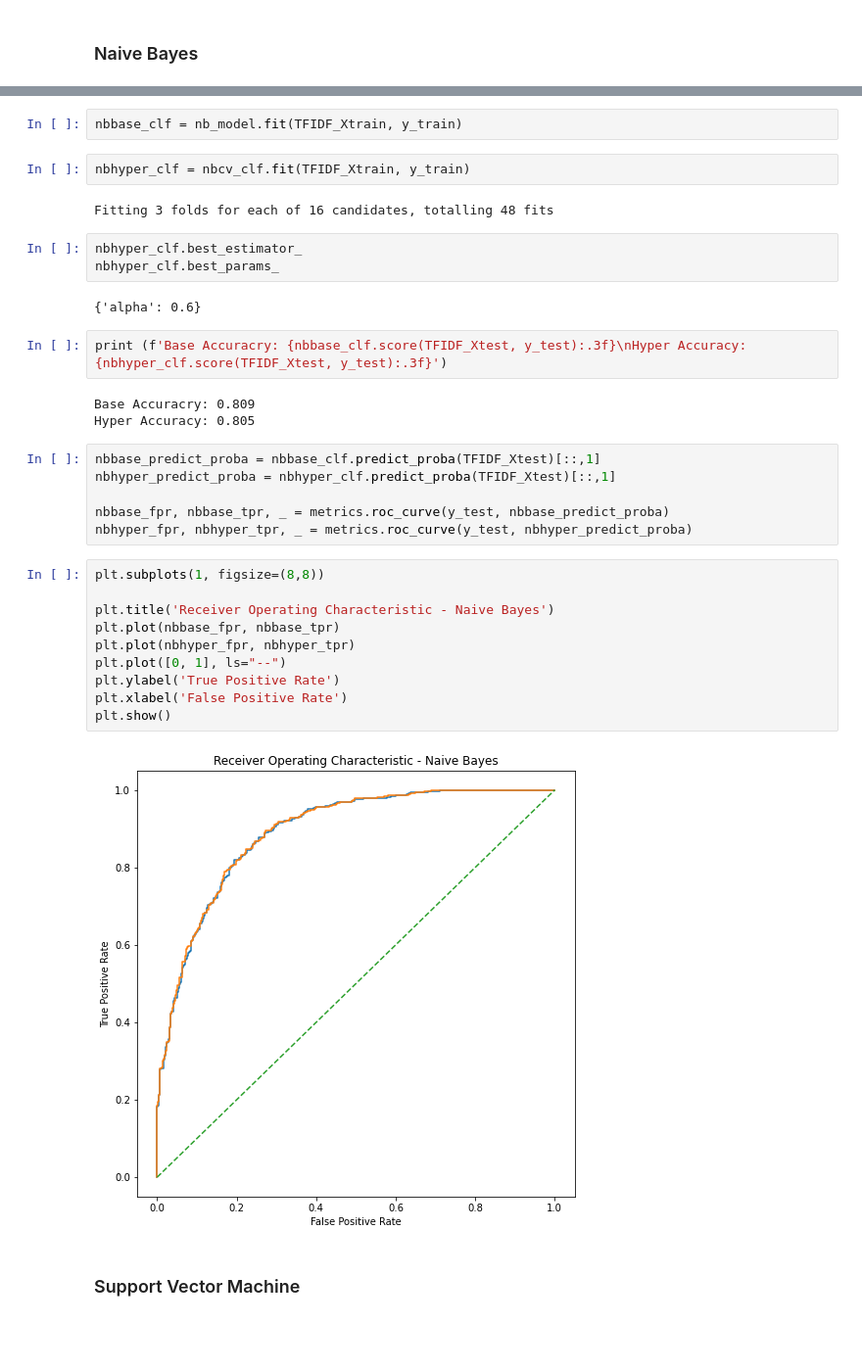
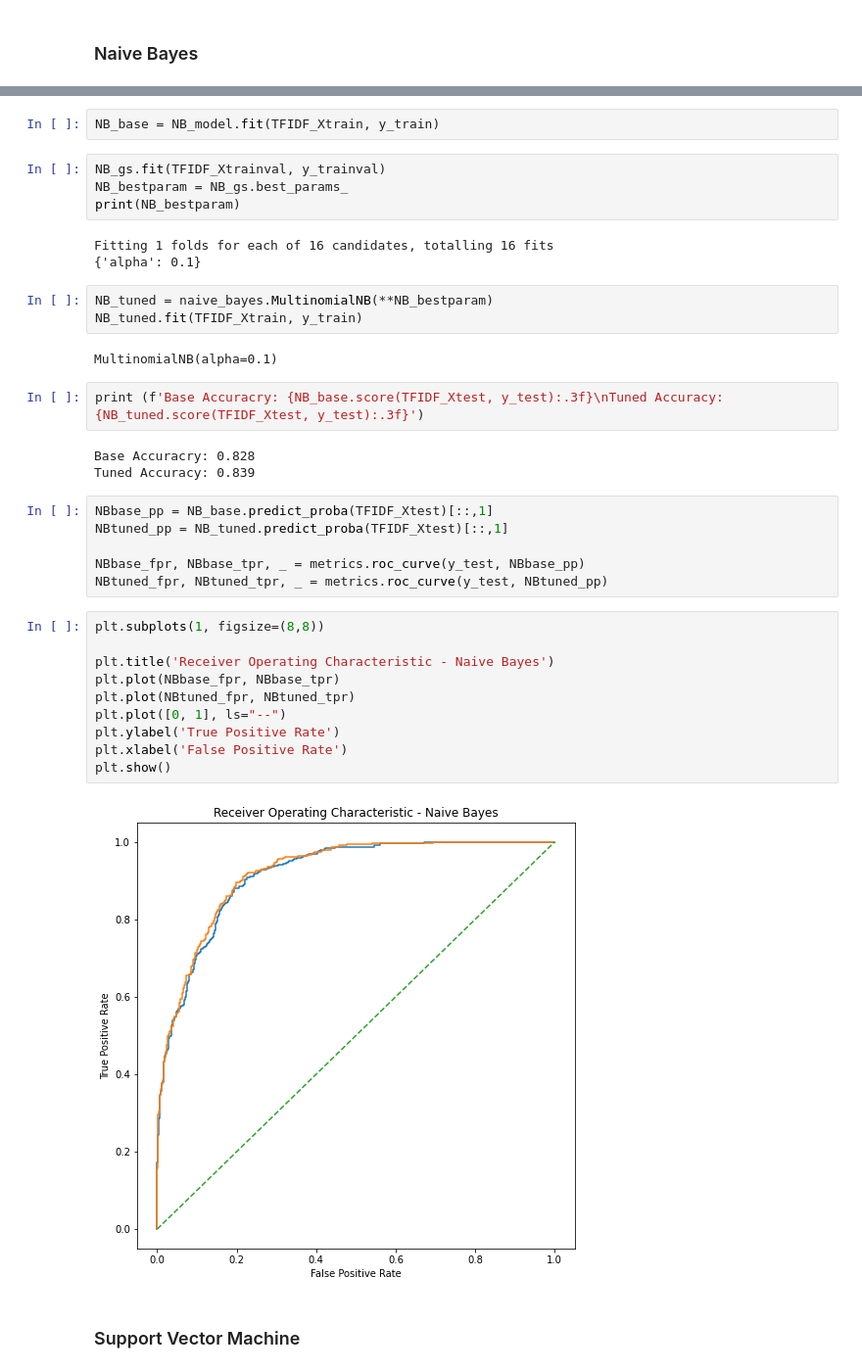
Before and after one commit to Numinator/ds, a Jupyter notebook: final/final.ipynb, the cells around one changed output, grey strips where cells are left out. Shown at 98% size. Drawn from its saved outputs; the diff is of its cells as text; blank space fills up the shorter version.

```diff
--- a/final/final.ipynb
+++ b/final/final.ipynb
@@ -415,37 +429,40 @@ nbcv_clf = GridSearchCV(nb_model, param_grid = nb_param, cv=3, verbose = 5, n_jo
 # %%
-nbbase_clf = nb_model.fit(TFIDF_Xtrain, y_train)
+NB_base = NB_model.fit(TFIDF_Xtrain, y_train)
+# %%
+NB_gs.fit(TFIDF_Xtrainval, y_trainval)
+NB_bestparam = NB_gs.best_params_
+print(NB_bestparam)
+# %% [output]
+Fitting 1 folds for each of 16 candidates, totalling 16 fits
+{'alpha': 0.1}
 # %%
-nbhyper_clf = nbcv_clf.fit(TFIDF_Xtrain, y_train)
+NB_tuned = naive_bayes.MultinomialNB(**NB_bestparam)
+NB_tuned.fit(TFIDF_Xtrain, y_train)
 # %% [output]
-Fitting 3 folds for each of 16 candidates, totalling 48 fits
+MultinomialNB(alpha=0.1)
-# %%
-nbhyper_clf.best_estimator_
-nbhyper_clf.best_params_
-# %% [output]
-{'alpha': 0.6}
 # %%
-print (f'Base Accuracry: {nbbase_clf.score(TFIDF_Xtest, y_test):.3f}\nHyper Accuracy: {nbhyper_clf.score(TFIDF_Xtest, y_test):.3f}')
+print (f'Base Accuracry: {NB_base.score(TFIDF_Xtest, y_test):.3f}\nTuned Accuracy: {NB_tuned.score(TFIDF_Xtest, y_test):.3f}')
 # %% [output]
-Base Accuracry: 0.809
-Hyper Accuracy: 0.805
+Base Accuracry: 0.828
+Tuned Accuracy: 0.839
 # %%
-nbbase_predict_proba = nbbase_clf.predict_proba(TFIDF_Xtest)[::,1]
-nbhyper_predict_proba = nbhyper_clf.predict_proba(TFIDF_Xtest)[::,1]
+NBbase_pp = NB_base.predict_proba(TFIDF_Xtest)[::,1]
+NBtuned_pp = NB_tuned.predict_proba(TFIDF_Xtest)[::,1]
 
-nbbase_fpr, nbbase_tpr, _ = metrics.roc_curve(y_test, nbbase_predict_proba)
-nbhyper_fpr, nbhyper_tpr, _ = metrics.roc_curve(y_test, nbhyper_predict_proba)
+NBbase_fpr, NBbase_tpr, _ = metrics.roc_curve(y_test, NBbase_pp)
+NBtuned_fpr, NBtuned_tpr, _ = metrics.roc_curve(y_test, NBtuned_pp)
 # %%
 plt.subplots(1, figsize=(8,8))
 
 plt.title('Receiver Operating Characteristic - Naive Bayes')
-plt.plot(nbbase_fpr, nbbase_tpr)
-plt.plot(nbhyper_fpr, nbhyper_tpr)
+plt.plot(NBbase_fpr, NBbase_tpr)
+plt.plot(NBtuned_fpr, NBtuned_tpr)
 plt.plot([0, 1], ls="--")
 plt.ylabel('True Positive Rate')
 plt.xlabel('False Positive Rate')
 plt.show()
 # %% [output]
-[figure, old version]
+[figure, new version]
 # %% [markdown]
 ### Support Vector Machine
 # %%
```
Also changed, not shown: parts of 30 cells of this notebook.
